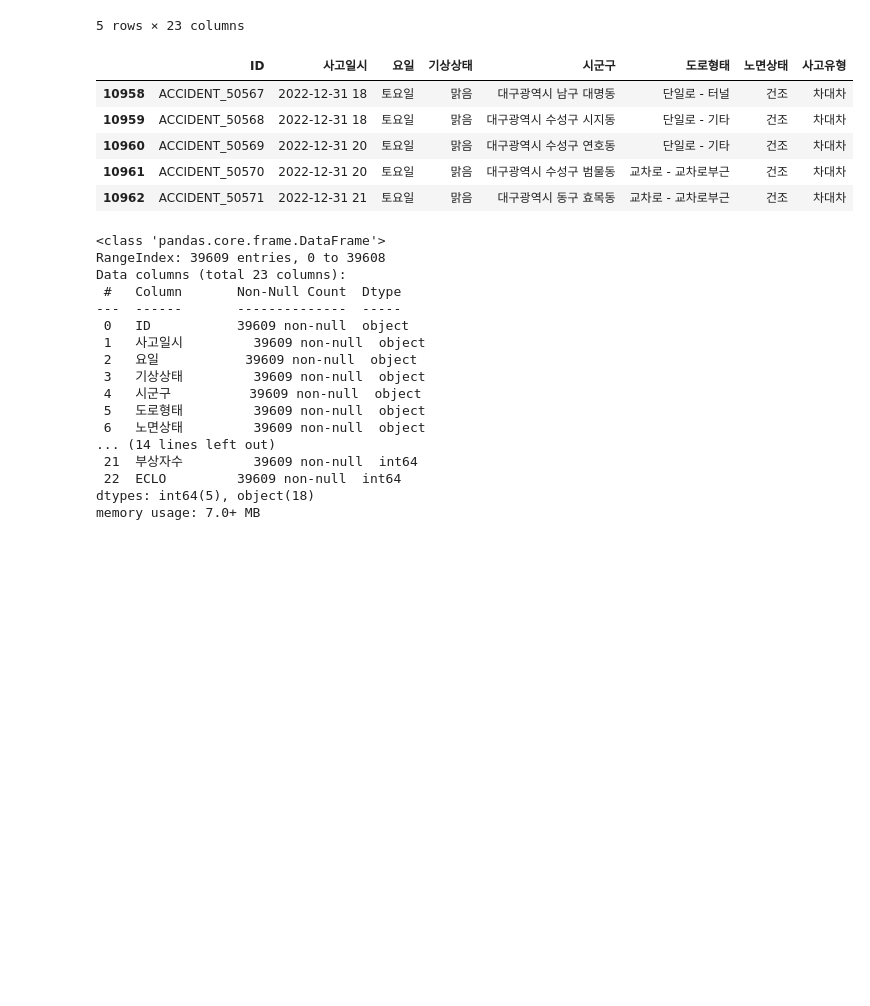
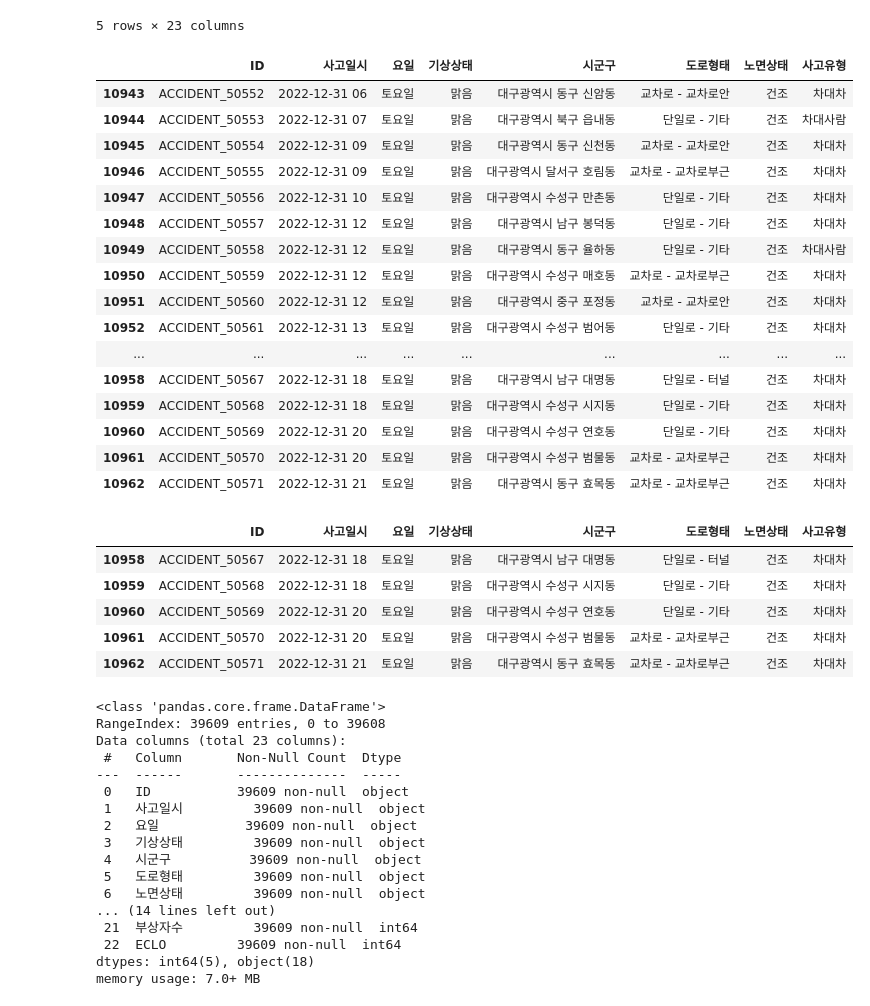
Before and after one commit to bugpak/est_wassup_01, a Jupyter notebook: w_1128.ipynb, the cells around one changed output. Cells and saved outputs as stored; diff of their text form; code cells hidden in the pictures; blank space fills up the shorter version.

```diff
--- a/w_1128.ipynb
+++ b/w_1128.ipynb
@@ -77,6 +77,26 @@ display(train_org.head(5))
 | 3 | ACCIDENT_00003 | 2019-01-01 02 | 화요일 | 맑음 | 대구광역시 북구 복현동 | 단일로 - 기타 | 건조 | 차대차 | 추돌 | 안전운전불이행 | ... | ... |
 | 4 | ACCIDENT_00004 | 2019-01-01 04 | 화요일 | 맑음 | 대구광역시 동구 신암동 | 단일로 - 기타 | 건조 | 차대차 | 추돌 | 안전운전불이행 | ... | ... |
 5 rows × 23 columns
+# %%
+test_org.tail(20)
+# %% [output]
+|  | ID | 사고일시 | 요일 | 기상상태 | 시군구 | 도로형태 | 노면상태 | 사고유형 |
+| 10943 | ACCIDENT_50552 | 2022-12-31 06 | 토요일 | 맑음 | 대구광역시 동구 신암동 | 교차로 - 교차로안 | 건조 | 차대차 |
+| 10944 | ACCIDENT_50553 | 2022-12-31 07 | 토요일 | 맑음 | 대구광역시 북구 읍내동 | 단일로 - 기타 | 건조 | 차대사람 |
+| 10945 | ACCIDENT_50554 | 2022-12-31 09 | 토요일 | 맑음 | 대구광역시 동구 신천동 | 교차로 - 교차로안 | 건조 | 차대차 |
+| 10946 | ACCIDENT_50555 | 2022-12-31 09 | 토요일 | 맑음 | 대구광역시 달서구 호림동 | 교차로 - 교차로부근 | 건조 | 차대차 |
+| 10947 | ACCIDENT_50556 | 2022-12-31 10 | 토요일 | 맑음 | 대구광역시 수성구 만촌동 | 단일로 - 기타 | 건조 | 차대차 |
+| 10948 | ACCIDENT_50557 | 2022-12-31 12 | 토요일 | 맑음 | 대구광역시 남구 봉덕동 | 단일로 - 기타 | 건조 | 차대차 |
+| 10949 | ACCIDENT_50558 | 2022-12-31 12 | 토요일 | 맑음 | 대구광역시 동구 율하동 | 단일로 - 기타 | 건조 | 차대사람 |
+| 10950 | ACCIDENT_50559 | 2022-12-31 12 | 토요일 | 맑음 | 대구광역시 수성구 매호동 | 교차로 - 교차로부근 | 건조 | 차대차 |
+| 10951 | ACCIDENT_50560 | 2022-12-31 12 | 토요일 | 맑음 | 대구광역시 중구 포정동 | 교차로 - 교차로안 | 건조 | 차대차 |
+| 10952 | ACCIDENT_50561 | 2022-12-31 13 | 토요일 | 맑음 | 대구광역시 수성구 범어동 | 단일로 - 기타 | 건조 | 차대차 |
+| ... | ... | ... | ... | ... | ... | ... | ... | ... |
+| 10958 | ACCIDENT_50567 | 2022-12-31 18 | 토요일 | 맑음 | 대구광역시 남구 대명동 | 단일로 - 터널 | 건조 | 차대차 |
+| 10959 | ACCIDENT_50568 | 2022-12-31 18 | 토요일 | 맑음 | 대구광역시 수성구 시지동 | 단일로 - 기타 | 건조 | 차대차 |
+| 10960 | ACCIDENT_50569 | 2022-12-31 20 | 토요일 | 맑음 | 대구광역시 수성구 연호동 | 단일로 - 기타 | 건조 | 차대차 |
+| 10961 | ACCIDENT_50570 | 2022-12-31 20 | 토요일 | 맑음 | 대구광역시 수성구 범물동 | 교차로 - 교차로부근 | 건조 | 차대차 |
+| 10962 | ACCIDENT_50571 | 2022-12-31 21 | 토요일 | 맑음 | 대구광역시 동구 효목동 | 교차로 - 교차로부근 | 건조 | 차대차 |
 # %%
 display(test_org.tail(5))
 # %% [output]
```
Also changed, not shown: parts of 5 cells of this notebook, 6 other files.
